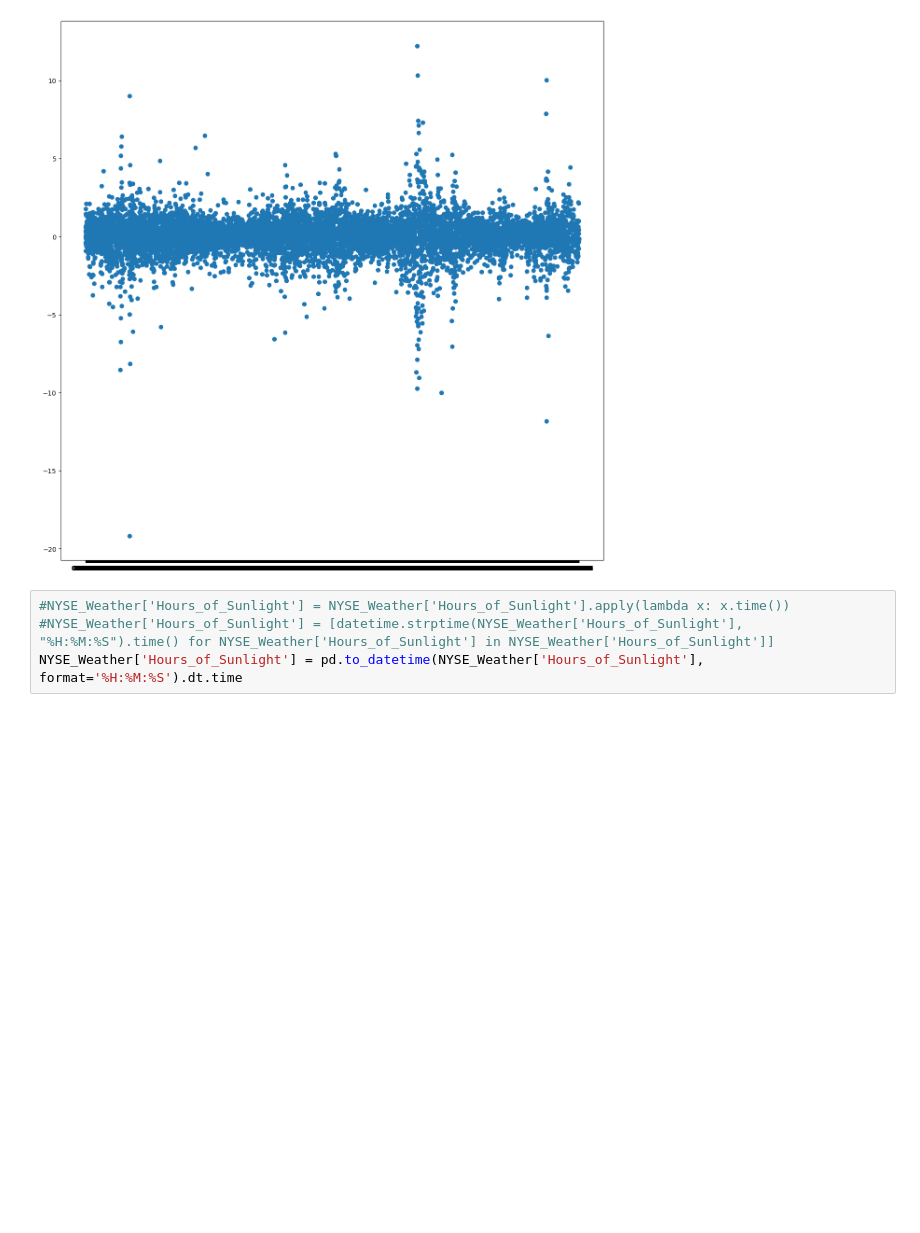
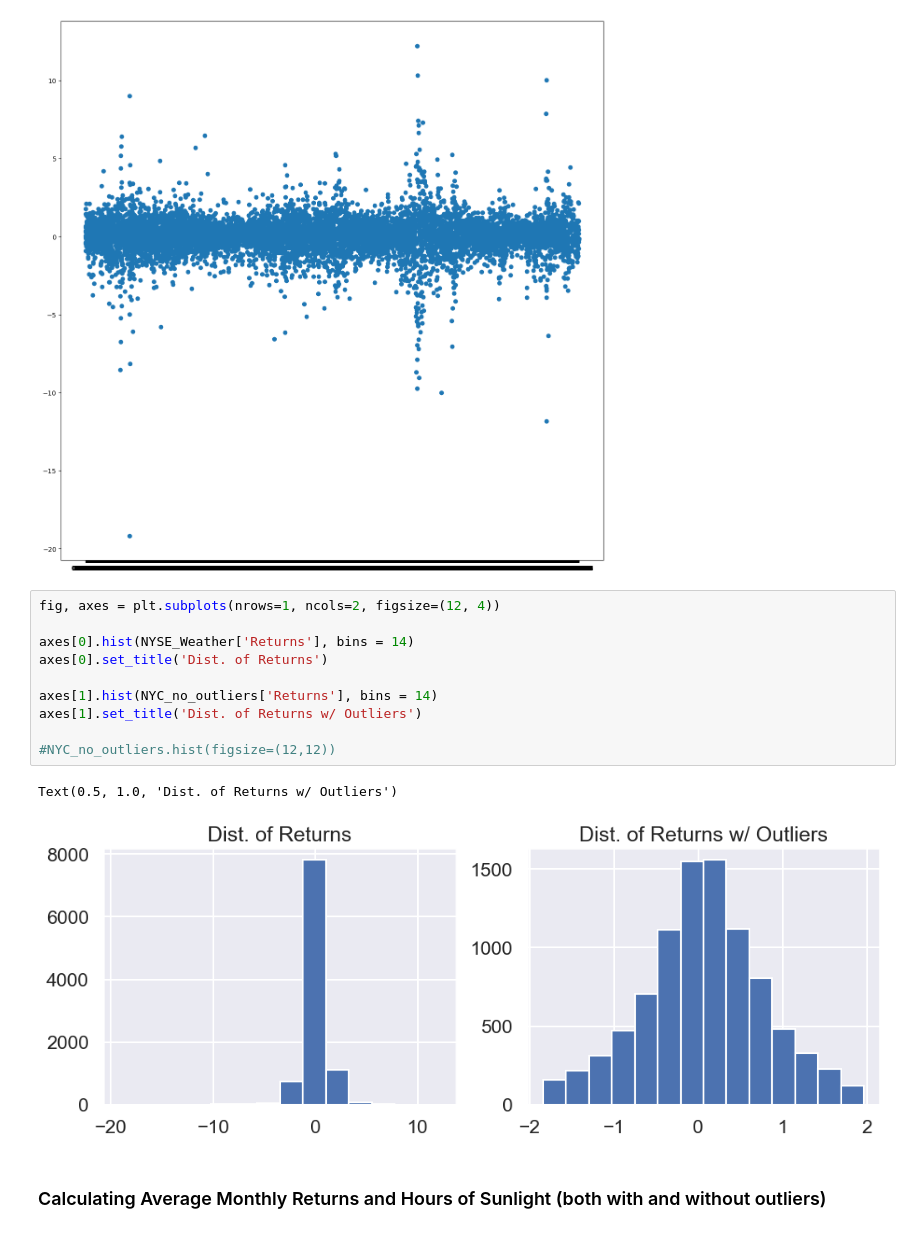
Before and after one commit to wangleo1/SADvsNYSE, a Jupyter notebook: notebooks/NYC_EDA.ipynb, the cells around one changed output. Cells and saved outputs as stored; diff of their text form; blank space fills up the shorter version.

```diff
--- a/notebooks/NYC_EDA.ipynb
+++ b/notebooks/NYC_EDA.ipynb
@@ -76,7 +54,18 @@ plt.scatter(x=NYSE_Weather['Hours_of_Sunlight'], y=NYSE_Weather['Returns'])
 # %% [output]
 <matplotlib.collections.PathCollection at 0x...>
 [figure]
-# %%
-#NYSE_Weather['Hours_of_Sunlight'] = NYSE_Weather['Hours_of_Sunlight'].apply(lambda x: x.time())
-#NYSE_Weather['Hours_of_Sunlight'] = [datetime.strptime(NYSE_Weather['Hours_of_Sunlight'], "%H:%M:%S").time() for NYSE_Weather['Hours_of_Sunlight'] in NYSE_Weather['Hours_of_Sunlight']]
-NYSE_Weather['Hours_of_Sunlight'] = pd.to_datetime(NYSE_Weather['Hours_of_Sunlight'], format='%H:%M:%S').dt.time
+# %%
+fig, axes = plt.subplots(nrows=1, ncols=2, figsize=(12, 4))
+
+axes[0].hist(NYSE_Weather['Returns'], bins = 14)
+axes[0].set_title('Dist. of Returns')
+
+axes[1].hist(NYC_no_outliers['Returns'], bins = 14)
+axes[1].set_title('Dist. of Returns w/ Outliers')
+
+#NYC_no_outliers.hist(figsize=(12,12))
+# %% [output]
+Text(0.5, 1.0, 'Dist. of Returns w/ Outliers')
+[figure, added]
+# %% [markdown]
+### Calculating Average Monthly Returns and Hours of Sunlight (both with and without outliers)
```
Also changed, not shown: parts of 17 cells of this notebook.
